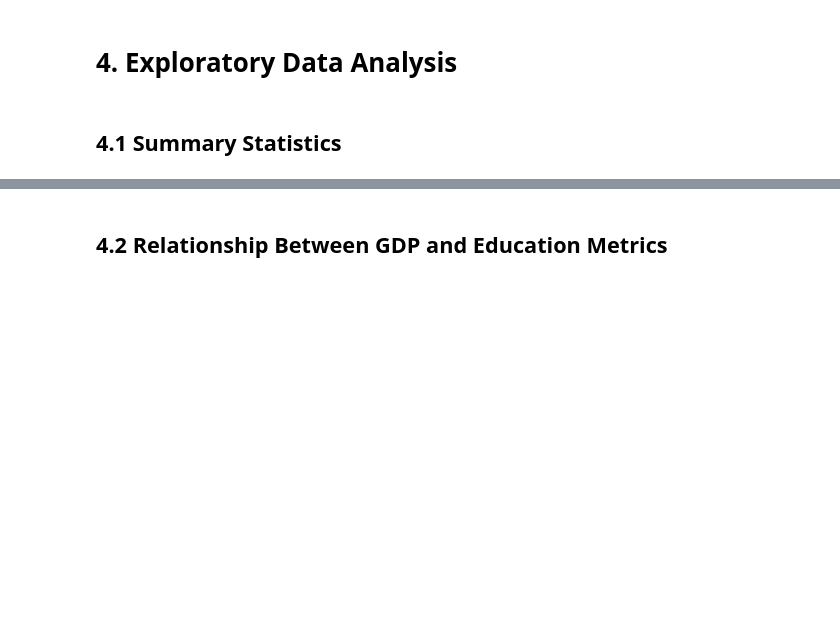
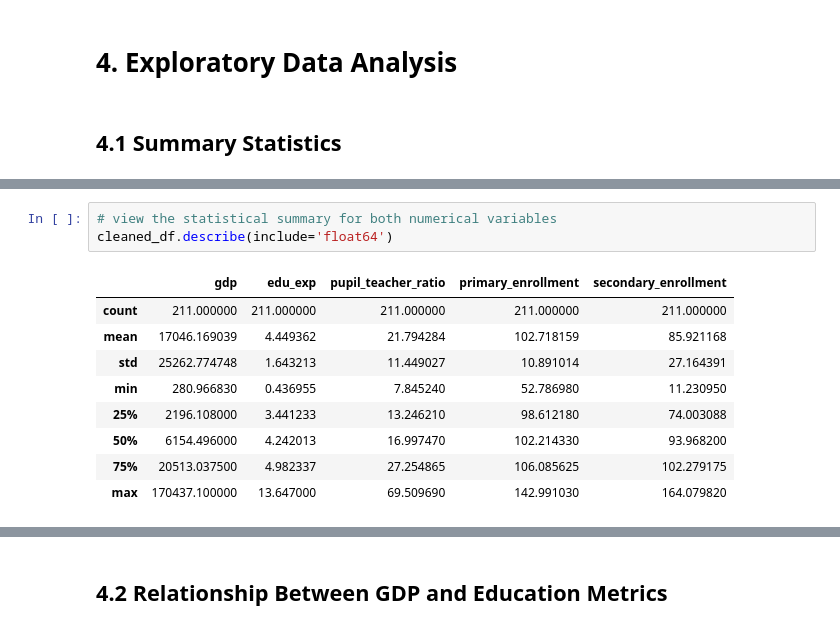
Before and after one commit to Hazim-HF/P152419_Project_1_Data_Management, a Jupyter notebook: P152419_Project_1_STQD6324.ipynb, the cells around one changed output, grey strips where cells are left out. Drawn from its saved outputs; the diff is of its cells as text; blank space fills up the shorter version.

```diff
--- a/P152419_Project_1_STQD6324.ipynb
+++ b/P152419_Project_1_STQD6324.ipynb
@@ -361,0 +375,13 @@ cleaned_df.describe(include='all')
+# %%
+# view the statistical summary for both numerical variables
+cleaned_df.describe(include='float64')
+# %% [output]
+|  | gdp | edu_exp | pupil_teacher_ratio | primary_enrollment | secondary_enrollment |
+| count | 211.000000 | 211.000000 | 211.000000 | 211.000000 | 211.000000 |
+| mean | 17046.169039 | 4.449362 | 21.794284 | 102.718159 | 85.921168 |
+| std | 25262.774748 | 1.643213 | 11.449027 | 10.891014 | 27.164391 |
+| min | 280.966830 | 0.436955 | 7.845240 | 52.786980 | 11.230950 |
+| 25% | 2196.108000 | 3.441233 | 13.246210 | 98.612180 | 74.003088 |
+| 50% | 6154.496000 | 4.242013 | 16.997470 | 102.214330 | 93.968200 |
+| 75% | 20513.037500 | 4.982337 | 27.254865 | 106.085625 | 102.279175 |
+| max | 170437.100000 | 13.647000 | 69.509690 | 142.991030 | 164.079820 |
```
Also changed, not shown: parts of 20 cells of this notebook, 2 other files.
